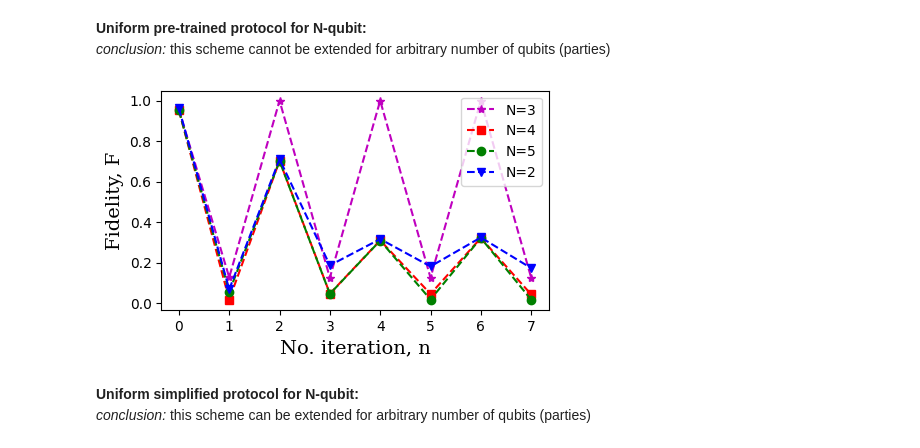
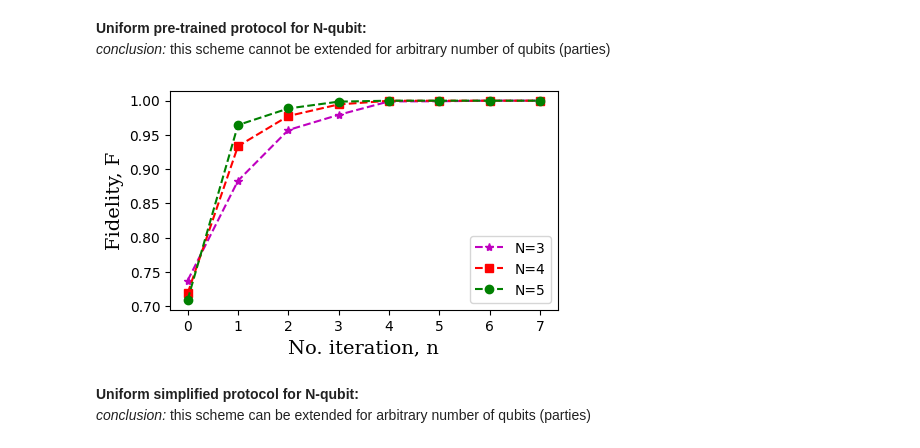
Before and after one commit to Aron9605/N-qubit-nonlinear-protocol, a Jupyter notebook: Nqubit_numerics.ipynb, the cells around one changed output. Drawn from its saved outputs; the diff is of its cells as text; code cells hidden in the pictures.

```diff
--- a/Nqubit_numerics.ipynb
+++ b/Nqubit_numerics.ipynb
@@ -315,6 +317,17 @@ plt.show()
 # %% [markdown]
 **Uniform pre-trained protocol for N-qubit:** <br>
 *conclusion:* this scheme cannot be extended for arbitrary number of qubits (parties)
+# %%
+noq = 5
+lam = 0.3
+GHZ = make_GHZ(noq)
+rho_GHZ = make_rho_GHZ(GHZ)
+rho_noisy = make_noisy_rho(rho_GHZ, noq, lam)
+
+noi = 8 #No. iteration
+iter_data = list(range(noi))
+fid_data = [fidelity(alternating_scheme_g(rho_noisy, noq, i), GHZ) for i in range(noi)]
+#fid_data = [fidelity(uniform_trained(rho_noisy, noq, i), GHZ) for i in range(noi)]
 # %%
 protocol_list = []
 # %%
@@ -322,29 +335,29 @@ protocol_list += [fid_data]
 # %%
 xfont = {'fontname':'serif'}
 
 fig, ax = plt.subplots(figsize=(5,3))
 #ax.plot(iter_data[0::2], protocol_list[0][0::2], '*--m', label='N=3')
 #ax.plot(iter_data[0::2], protocol_list[1][0::2], 's--r', label='N=4')
 #ax.plot(iter_data[0::2], protocol_list[2][0::2], 'o--g', label='N=5')
 #ax.plot(iter_data[0::2], protocol_list[3][0::2], 'v--b', label='N=2')
 
 ax.plot(iter_data, protocol_list[0], '*--m', label='N=3')
 ax.plot(iter_data, protocol_list[1], 's--r', label='N=4')
 ax.plot(iter_data, protocol_list[2], 'o--g', label='N=5')
-ax.plot(iter_data, protocol_list[3], 'v--b', label='N=2')
+#ax.plot(iter_data, protocol_list[3], 'v--b', label='N=2')
 
 ax.legend()
 ax.set_xlabel('No. iteration, n', **xfont)
 ax.set_ylabel('Fidelity, F', **xfont)
 plt.rc('axes', labelsize=14)
 plt.rc('xtick', labelsize=10)
 plt.rc('ytick', labelsize=10)
 plt.subplots_adjust(bottom=0.15)
 #fig.savefig('uniλ.pdf')
 #files.download("uniλ.pdf")
 plt.show()
 # %% [output]
-[figure, old version]
+[figure, new version]
 # %% [markdown]
 **Uniform simplified protocol for N-qubit:** <br>
 *conclusion:* this scheme can be extended for arbitrary number of qubits (parties)
```
Also changed, not shown: parts of 7 cells of this notebook.
